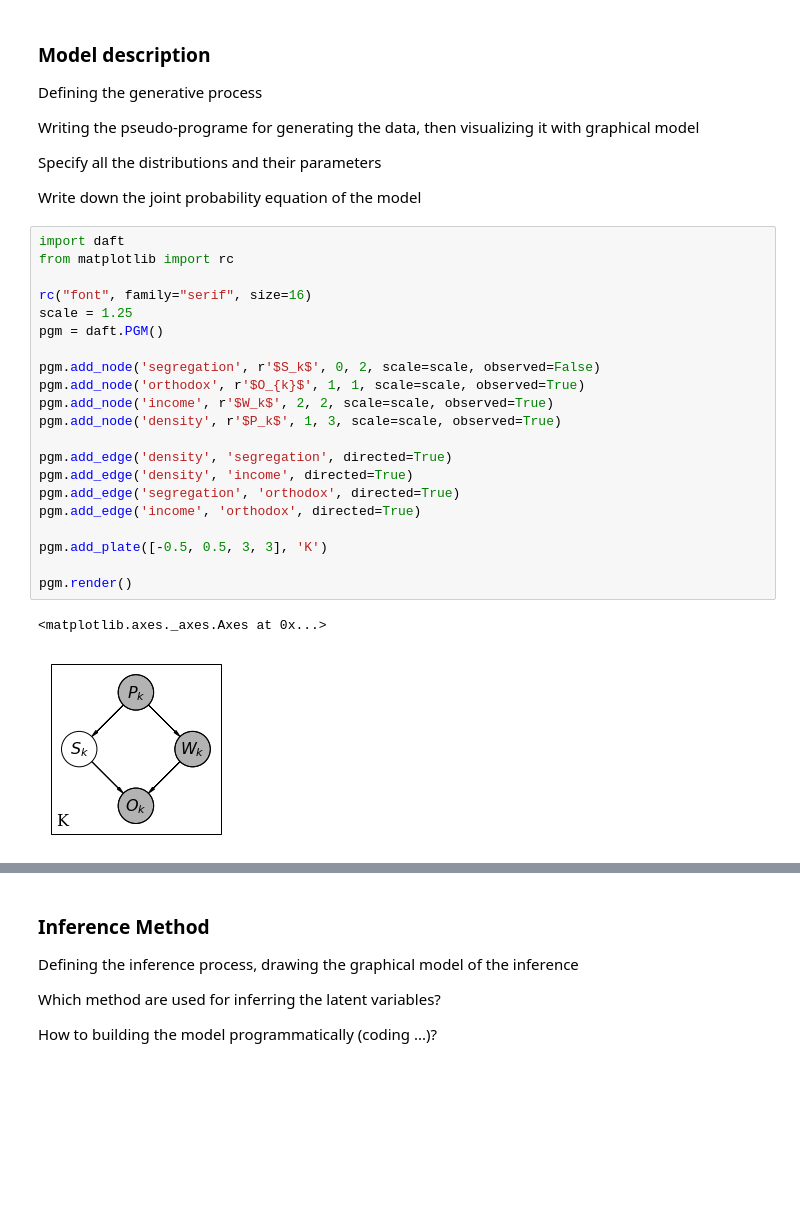
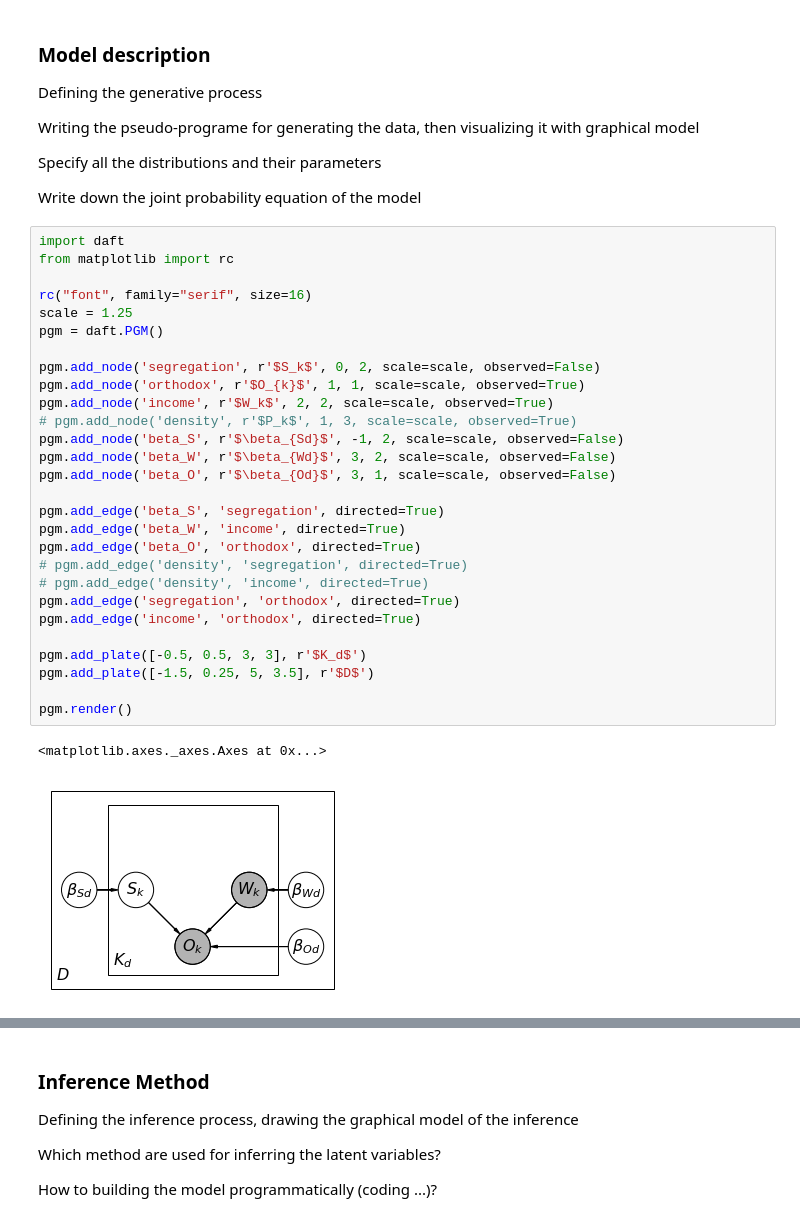
Before and after one commit to AnttiHaerkoenen/BAY1, a Jupyter notebook: BAY1_ReportForm.ipynb, the cells around one changed output, grey strips where cells are left out. Cells and saved outputs as stored; diff of their text form; blank space fills up the shorter version.

```diff
--- a/BAY1_ReportForm.ipynb
+++ b/BAY1_ReportForm.ipynb
@@ -74,25 +74,32 @@ Write down the joint probability equation of the model
 # %%
 import daft
 from matplotlib import rc
 
 rc("font", family="serif", size=16)
 scale = 1.25
 pgm = daft.PGM()
 
 pgm.add_node('segregation', r'$S_k$', 0, 2, scale=scale, observed=False)
 pgm.add_node('orthodox', r'$O_{k}$', 1, 1, scale=scale, observed=True)
 pgm.add_node('income', r'$W_k$', 2, 2, scale=scale, observed=True)
-pgm.add_node('density', r'$P_k$', 1, 3, scale=scale, observed=True)
+# pgm.add_node('density', r'$P_k$', 1, 3, scale=scale, observed=True)
+pgm.add_node('beta_S', r'$\beta_{Sd}$', -1, 2, scale=scale, observed=False)
+pgm.add_node('beta_W', r'$\beta_{Wd}$', 3, 2, scale=scale, observed=False)
+pgm.add_node('beta_O', r'$\beta_{Od}$', 3, 1, scale=scale, observed=False)
 
-pgm.add_edge('density', 'segregation', directed=True)
-pgm.add_edge('density', 'income', directed=True)
+pgm.add_edge('beta_S', 'segregation', directed=True)
+pgm.add_edge('beta_W', 'income', directed=True)
+pgm.add_edge('beta_O', 'orthodox', directed=True)
+# pgm.add_edge('density', 'segregation', directed=True)
+# pgm.add_edge('density', 'income', directed=True)
 pgm.add_edge('segregation', 'orthodox', directed=True)
 pgm.add_edge('income', 'orthodox', directed=True)
 
-pgm.add_plate([-0.5, 0.5, 3, 3], 'K')
+pgm.add_plate([-0.5, 0.5, 3, 3], r'$K_d$')
+pgm.add_plate([-1.5, 0.25, 5, 3.5], r'$D$')
 
 pgm.render()
 # %% [output]
 <matplotlib.axes._axes.Axes at 0x...>
-[figure, old version]
+[figure, new version]
 # %% [markdown]
```
Also changed, not shown: parts of 4 cells of this notebook.
